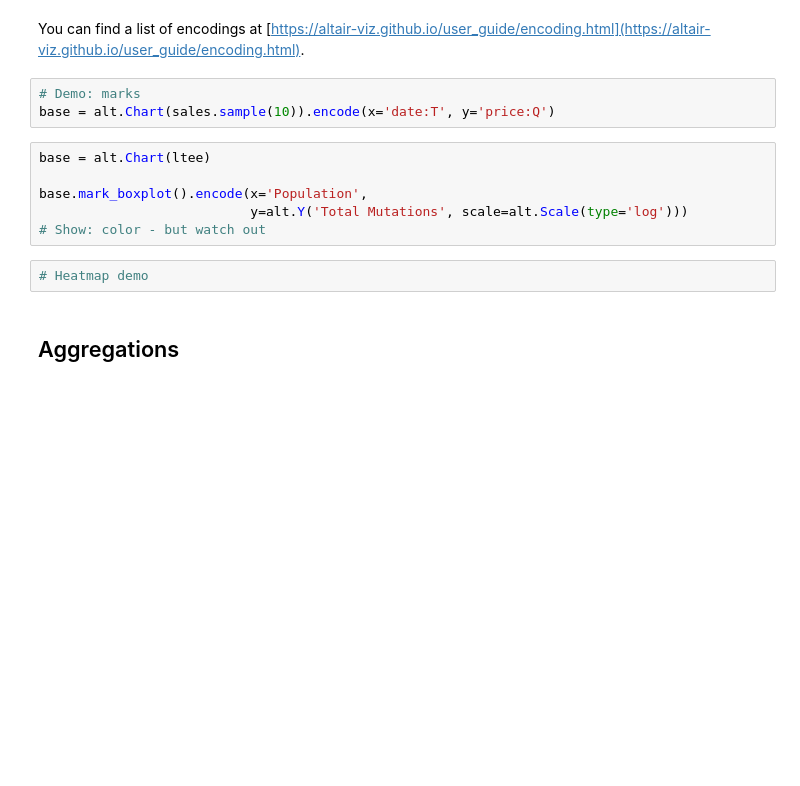
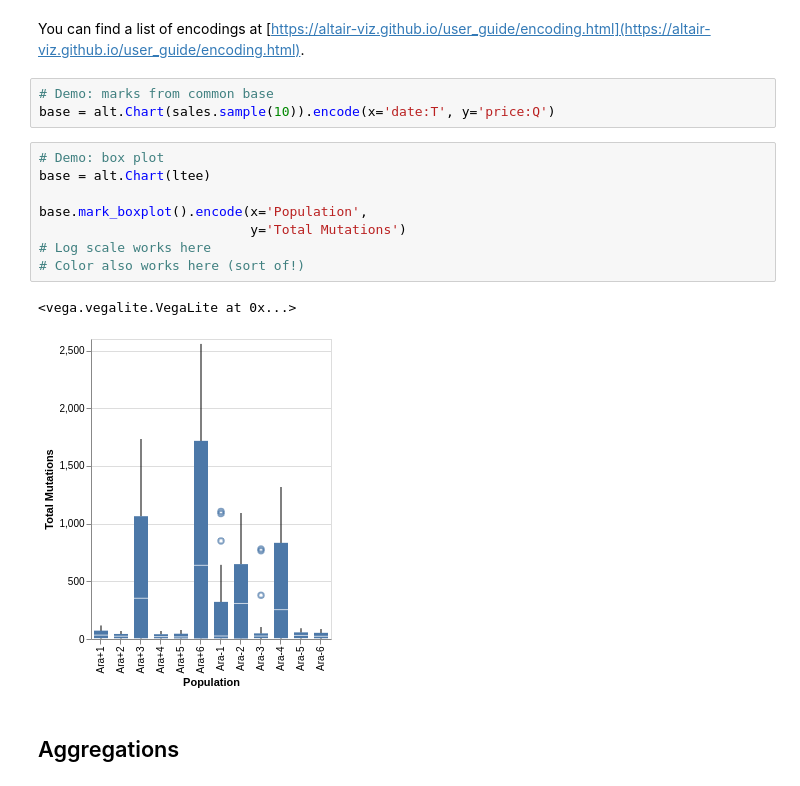
Before and after one commit to claresloggett/data_tidying_and_visualisation, a Jupyter notebook: Altair.ipynb, the cells around one changed output. Cells and saved outputs as stored; diff of their text form; blank space fills up the shorter version.

```diff
--- a/Altair.ipynb
+++ b/Altair.ipynb
@@ -181,16 +183,19 @@ We can assign variables of the DataFrame to different encoding channels. For ins
 # %% [markdown]
 You can find a list of encodings at [https://altair-viz.github.io/user_guide/encoding.html](https://altair-viz.github.io/user_guide/encoding.html).
 # %%
-# Demo: marks
+# Demo: marks from common base
 base = alt.Chart(sales.sample(10)).encode(x='date:T', y='price:Q')
 # %%
+# Demo: box plot
 base = alt.Chart(ltee)
 
 base.mark_boxplot().encode(x='Population',
-                           y=alt.Y('Total Mutations', scale=alt.Scale(type='log')))
-# Show: color - but watch out
+                           y='Total Mutations')
+# Log scale works here
+# Color also works here (sort of!)
+# %% [output]
+<vega.vegalite.VegaLite at 0x...>
+[figure, added]
-# %%
-# Heatmap demo
 # %% [markdown]
 ## Aggregations
 # %% [markdown]
```
Also changed, not shown: parts of 2 cells of this notebook.
